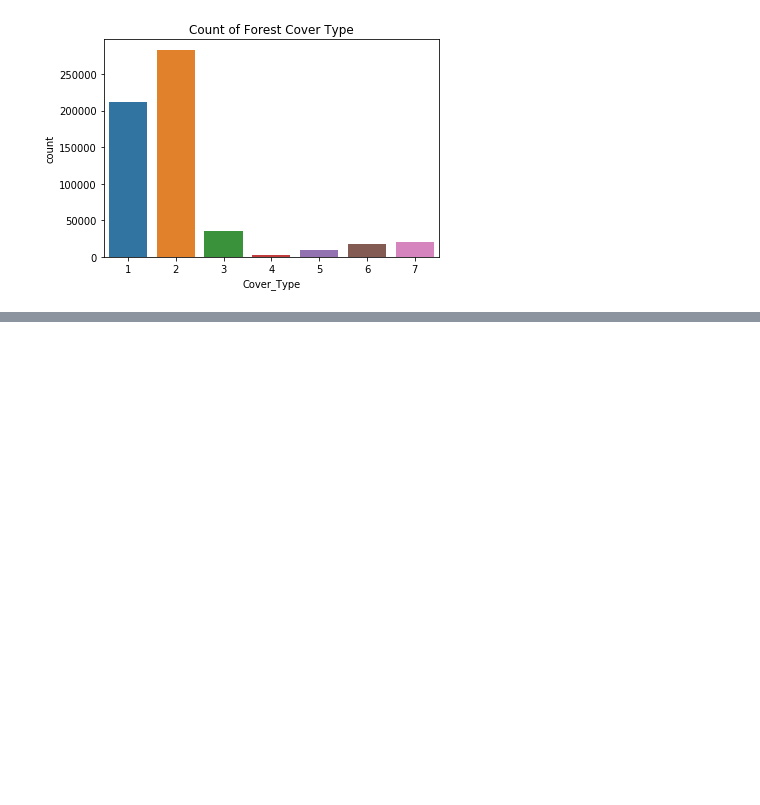
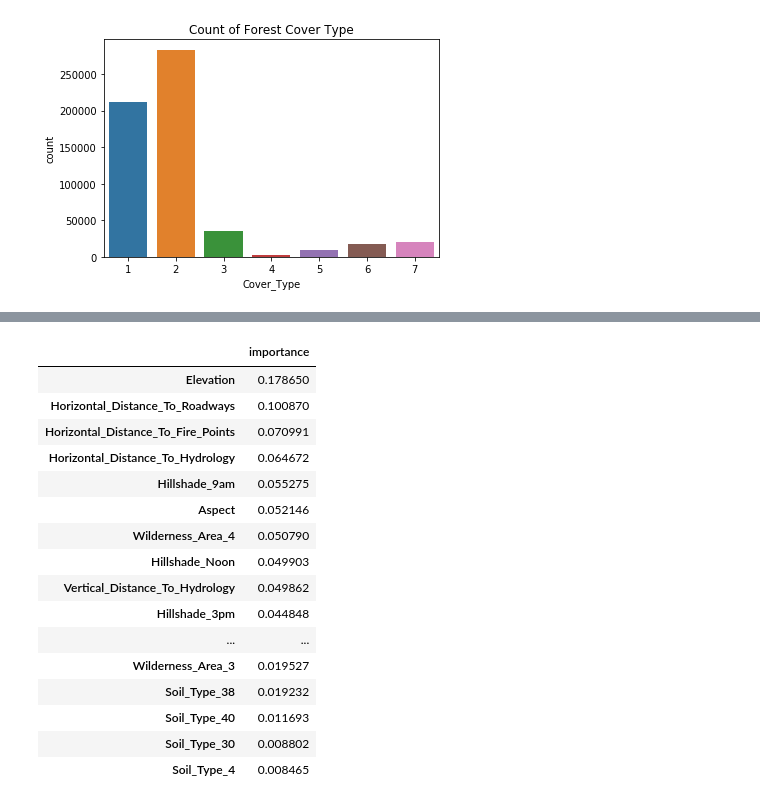
Before and after one commit to alrPhysics/forest_cover, a Jupyter notebook: forest_cover.ipynb, the cells around one changed output, grey strips where cells are left out. Saved outputs shown, nothing was run; the diff lists cells and outputs as text; code cells hidden in the pictures; blank space fills up the shorter version.

```diff
--- a/forest_cover.ipynb
+++ b/forest_cover.ipynb
@@ -101,0 +134,26 @@ X_test, y_test = params.loc[test_index], target.loc[test_index]
+# %%
+feature_importances = pd.DataFrame(rfc.feature_importances_,
+                                   index = X_train.columns,
+                                   columns=['importance']).sort_values('importance', ascending=False)
+#Only display top 20 features
+feature_importances.iloc[:20]
+
+#pd.set_option('display.float_format', lambda x: '%.3f' % x)
+# %% [output]
+|  | importance |
+| Elevation | 0.178650 |
+| Horizontal_Distance_To_Roadways | 0.100870 |
+| Horizontal_Distance_To_Fire_Points | 0.070991 |
+| Horizontal_Distance_To_Hydrology | 0.064672 |
+| Hillshade_9am | 0.055275 |
+| Aspect | 0.052146 |
+| Wilderness_Area_4 | 0.050790 |
+| Hillshade_Noon | 0.049903 |
+| Vertical_Distance_To_Hydrology | 0.049862 |
+| Hillshade_3pm | 0.044848 |
+| ... | ... |
+| Wilderness_Area_3 | 0.019527 |
+| Soil_Type_38 | 0.019232 |
+| Soil_Type_40 | 0.011693 |
+| Soil_Type_30 | 0.008802 |
+| Soil_Type_4 | 0.008465 |
```
Also changed, not shown: parts of 19 cells of this notebook.
